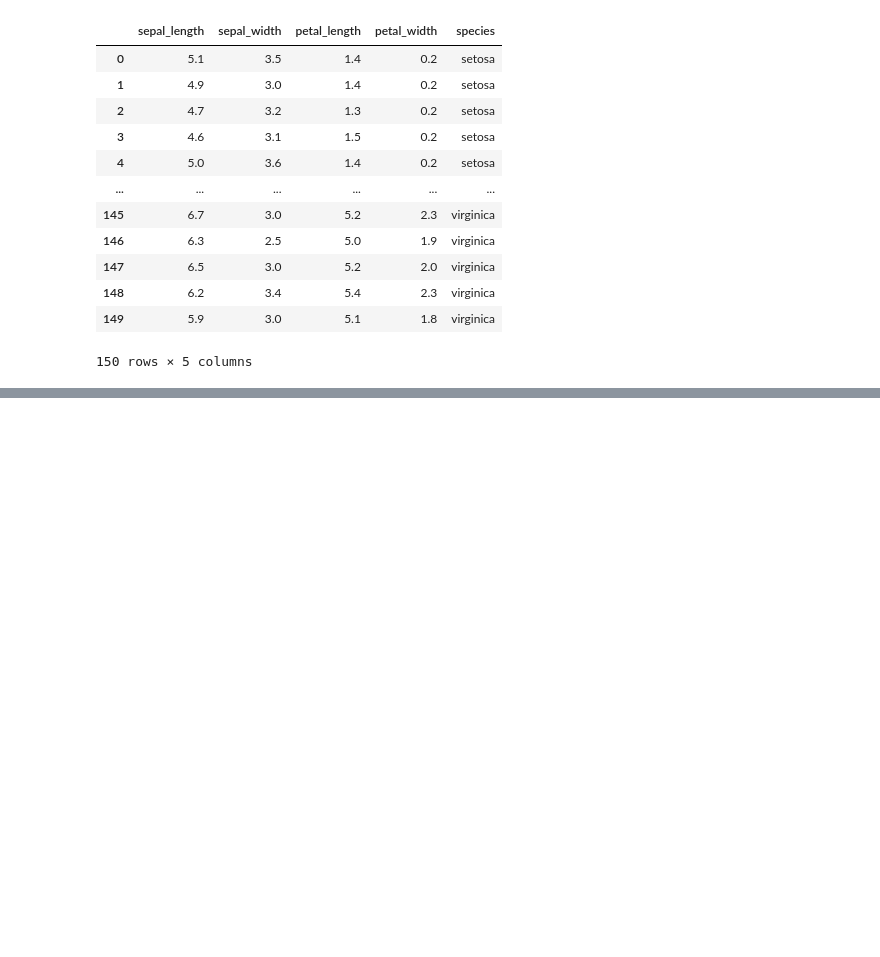
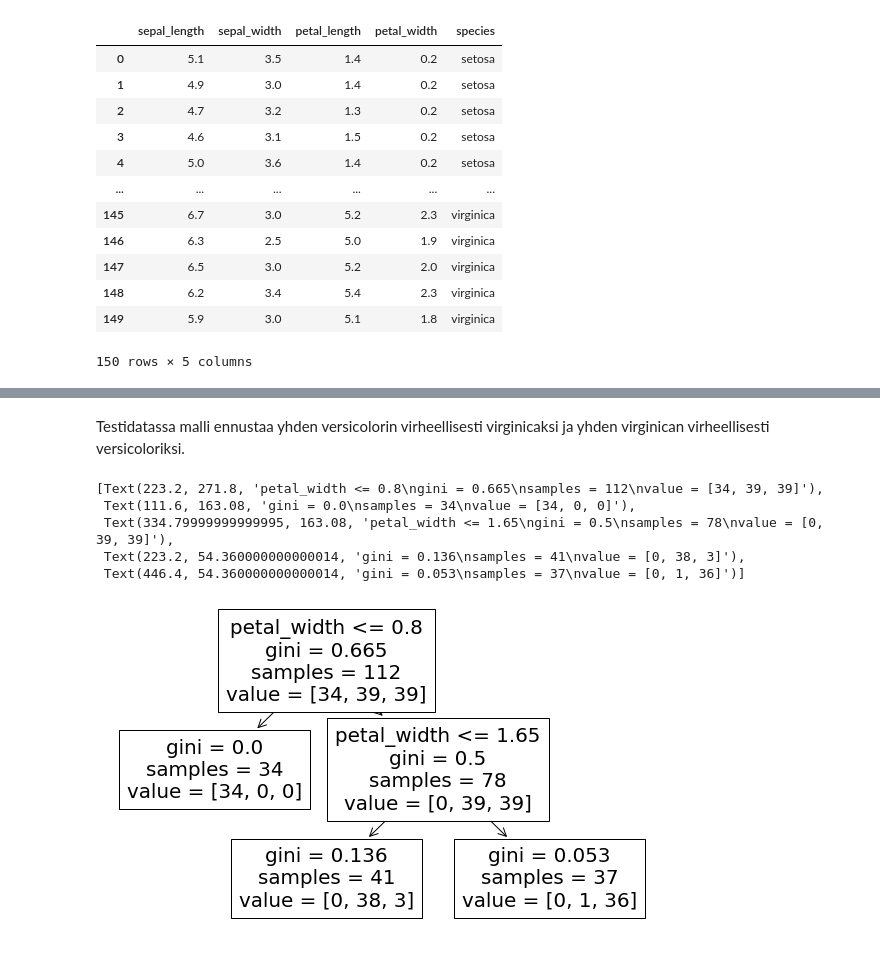
Before and after one commit to taanila/koneoppiminen, a Jupyter notebook: iris.ipynb, the cells around one changed output, grey strips where cells are left out. Cells and saved outputs as stored; diff of their text form; code cells hidden in the pictures; blank space fills up the shorter version.

```diff
--- a/iris.ipynb
+++ b/iris.ipynb
@@ -192,0 +153,13 @@ Data-analytiikka Pythonilla: https://tilastoapu.wordpress.com/python/
+# %% [markdown]
+Testidatassa malli ennustaa yhden versicolorin virheellisesti virginicaksi ja yhden virginican virheellisesti versicoloriksi.
+# %%
+# Päätöspuumallin voin havainnollistaa kaaviona
+plt.figure(figsize = (10, 6))
+plot_tree(decision_tree = malli, feature_names = ['sepal_length', 'sepal_width', 'petal_length', 'petal_width'])
+# %% [output]
+[Text(223.2, 271.8, 'petal_width <= 0.8\ngini = 0.665\nsamples = 112\nvalue = [34, 39, 39]'),
+ Text(111.6, 163.08, 'gini = 0.0\nsamples = 34\nvalue = [34, 0, 0]'),
+ Text(334.79999999999995, 163.08, 'petal_width <= 1.65\ngini = 0.5\nsamples = 78\nvalue = [0, 39, 39]'),
+ Text(223.2, 54.360000000000014, 'gini = 0.136\nsamples = 41\nvalue = [0, 38, 3]'),
+ Text(446.4, 54.360000000000014, 'gini = 0.053\nsamples = 37\nvalue = [0, 1, 36]')]
+[figure, added]
```
Also changed, not shown: parts of 40 cells of this notebook.
